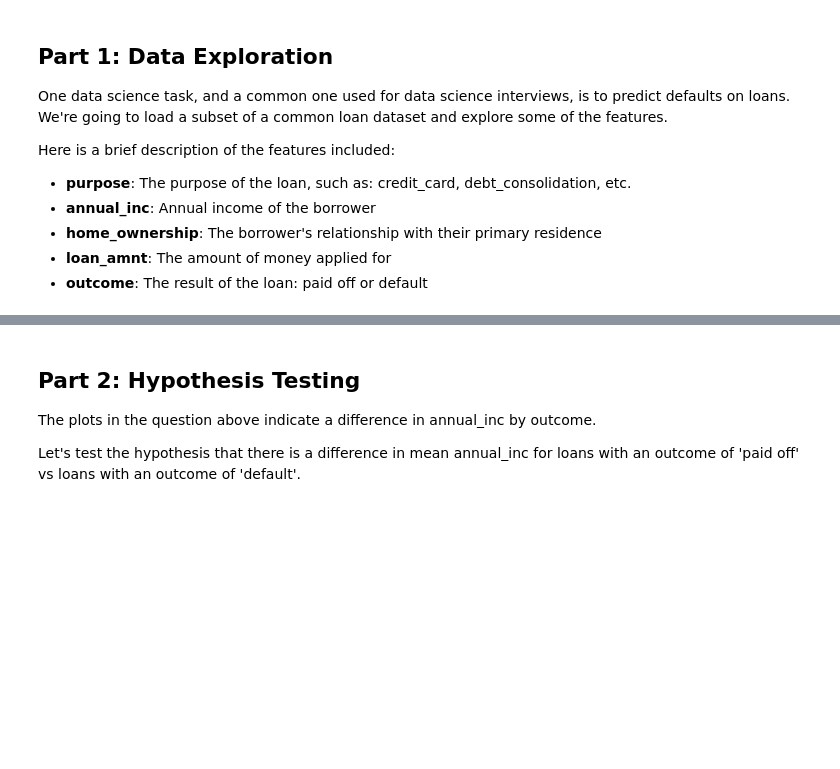
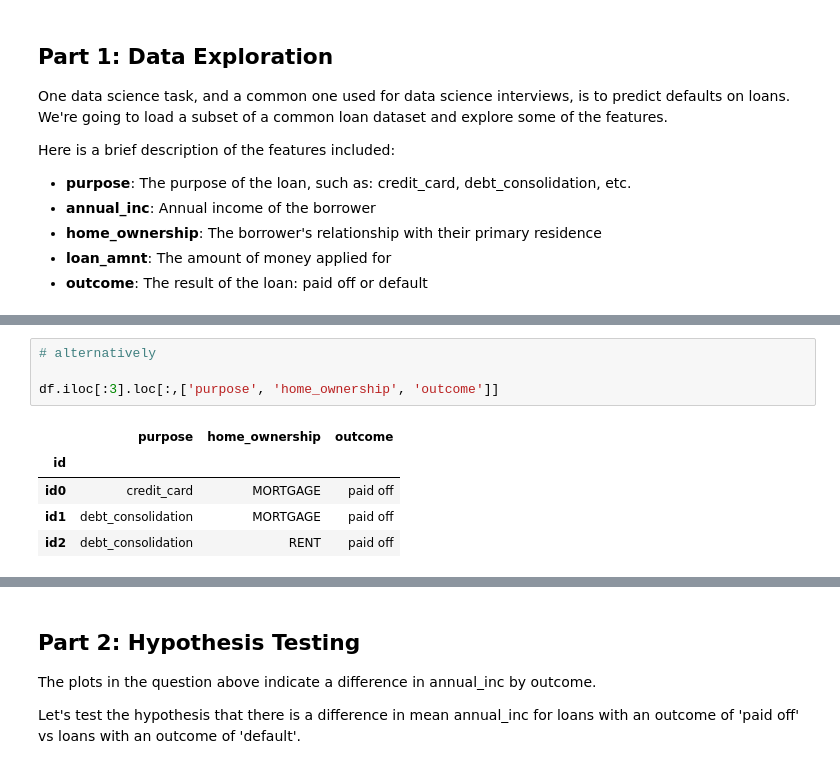
Before and after one commit to ZhaoJackson/Data_Science_, a Jupyter notebook: homeworks/hw_1/notebooks/Homework_1-zz3119.ipynb, the cells around one changed output, grey strips where cells are left out. Drawn from its saved outputs; the diff is of its cells as text; blank space fills up the shorter version.

```diff
--- a/homeworks/hw_1/notebooks/Homework_1-zz3119.ipynb
+++ b/homeworks/hw_1/notebooks/Homework_1-zz3119.ipynb
@@ -275,0 +86,10 @@ plt.show()
+# %%
+# alternatively
+
+df.iloc[:3].loc[:,['purpose', 'home_ownership', 'outcome']]
+# %% [output]
+|  | purpose | home_ownership | outcome |
+| id |  |  |  |
+| id0 | credit_card | MORTGAGE | paid off |
+| id1 | debt_consolidation | MORTGAGE | paid off |
+| id2 | debt_consolidation | RENT | paid off |
```
Also changed, not shown: parts of 42 cells of this notebook, 4 other files.
